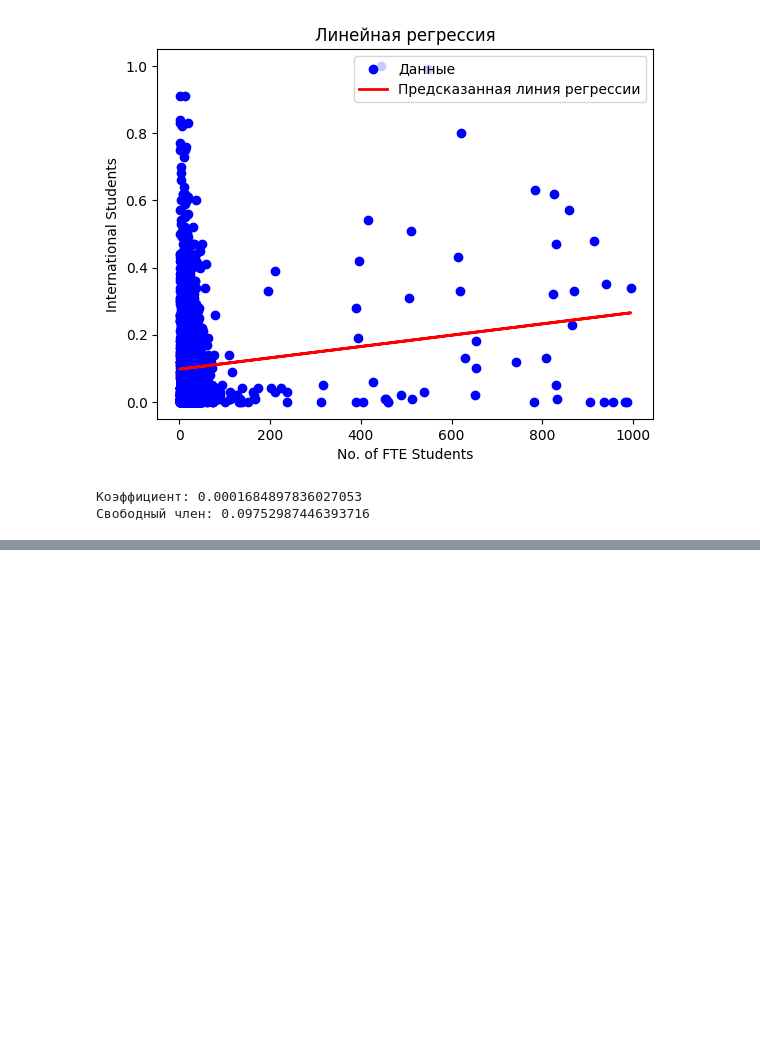
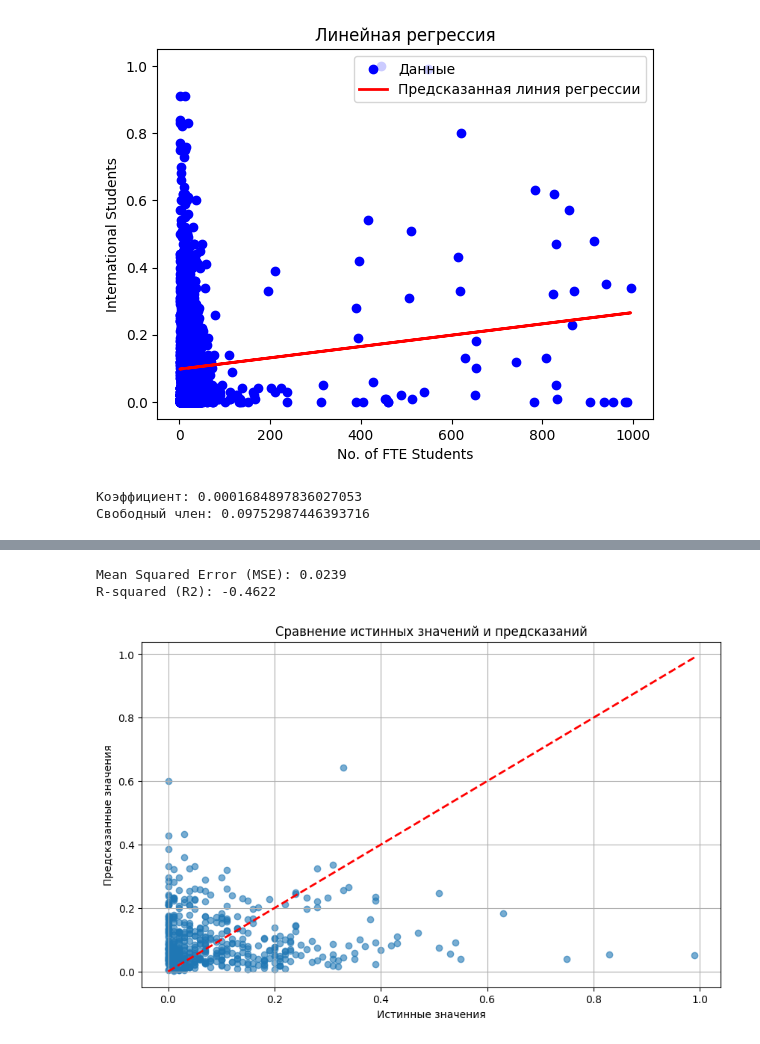
Before and after one commit to Dimonage/AnalizVUZ, a Jupyter notebook: GubarevAnalizVUZ.ipynb, the cells around one changed output, grey strips where cells are left out. Cells and saved outputs as stored; diff of their text form; code cells hidden in the pictures; blank space fills up the shorter version.

```diff
--- a/GubarevAnalizVUZ.ipynb
+++ b/GubarevAnalizVUZ.ipynb
@@ -428,0 +520,21 @@ plt.show()
+# %%
+y_pred = rf_model.predict(X_test)
+
+mse = mean_squared_error(y_test, y_pred)
+r2 = r2_score(y_test, y_pred)
+
+print(f"Mean Squared Error (MSE): {mse:.4f}")
+print(f"R-squared (R2): {r2:.4f}")
+
+plt.figure(figsize=(10, 6))
+plt.scatter(y_test, y_pred, alpha=0.6)
+plt.plot([y_test.min(), y_test.max()], [y_test.min(), y_test.max()], 'r--', lw=2)
+plt.title('Сравнение истинных значений и предсказаний')
+plt.xlabel('Истинные значения')
+plt.ylabel('Предсказанные значения')
+plt.grid()
+plt.show()
+# %% [output]
+Mean Squared Error (MSE): 0.0239
+R-squared (R2): -0.4622
+[figure, added]
```
Also changed, not shown: parts of 14 cells of this notebook.
